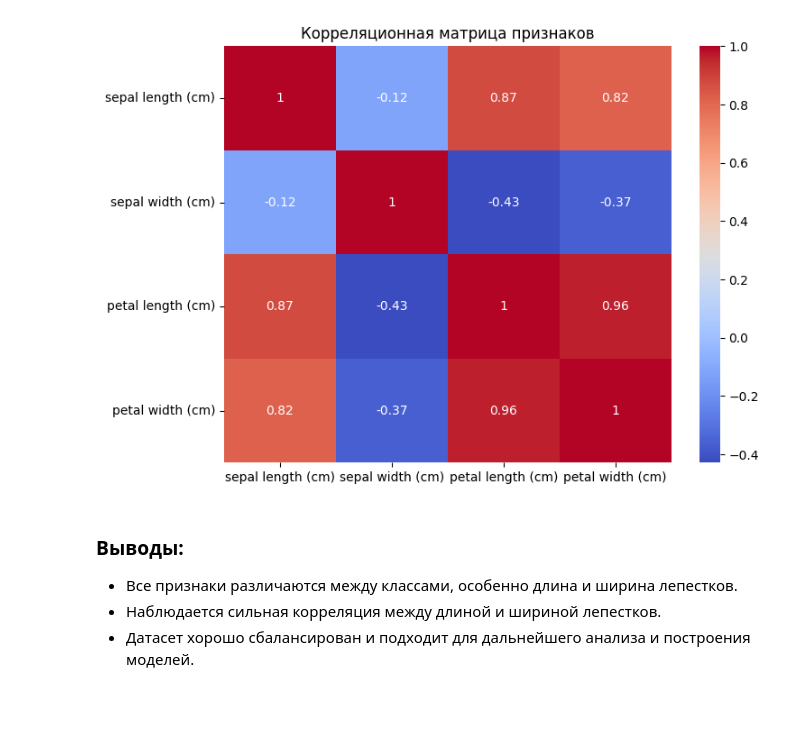
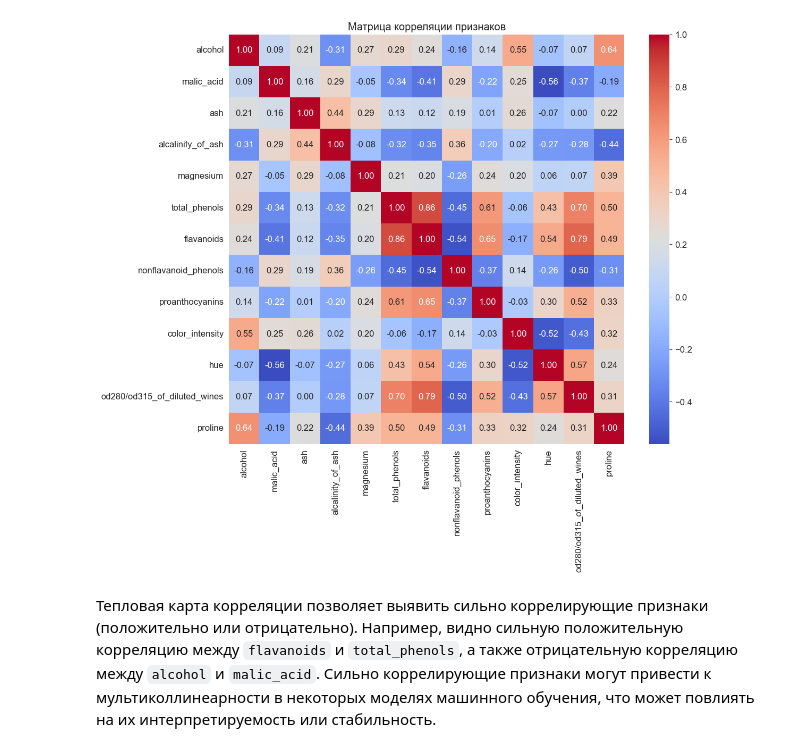
Before and after one commit to ttsypyshev/bmstu-iu5, a Jupyter notebook: 6 term/tmo/labs/lab 1/lab1.ipynb, the cells around one changed output. Drawn from its saved outputs; the diff is of its cells as text; code cells hidden in the pictures; blank space fills up the shorter version.

```diff
--- a/6 term/tmo/labs/lab 1/lab1.ipynb
+++ b/6 term/tmo/labs/lab 1/lab1.ipynb
@@ -70,7 +53,10 @@ from sklearn.datasets import load_iris
 # %%
-# Загружаем датасет
-data = load_iris()
+# Загрузка датасета wine
+wine = load_wine()
 
-# Создаем DataFrame
-df = pd.DataFrame(data=data.data, columns=data.feature_names)
-df['target'] = data.target
+# Преобразование в Pandas DataFrame
+df = pd.DataFrame(data=wine.data, columns=wine.feature_names)
+df['target'] = wine.target
+
+print("Первые 5 строк датасета:")
+print(df.head())
@@ -124,19 +180,10 @@ plt.show()
 # %%
-### 5. Корреляция признаков
-
-# Корреляционная матрица
-corr_matrix = df.iloc[:, :-1].corr()
-
-# Визуализация
-plt.figure(figsize=(8, 6))
-sns.heatmap(corr_matrix, annot=True, cmap="coolwarm")
-plt.title("Корреляционная матрица признаков")
+plt.figure(figsize=(12, 10))
+correlation_matrix = df.drop('target', axis=1).corr()
+sns.heatmap(correlation_matrix, annot=True, cmap='coolwarm', fmt='.2f')
+plt.title('Матрица корреляции признаков')
 plt.show()
 # %% [output]
-[figure, old version]
+[figure, new version]
-# %% [markdown]
-### Выводы:
-
-- Все признаки различаются между классами, особенно длина и ширина лепестков.
-- Наблюдается сильная корреляция между длиной и шириной лепестков.
-- Датасет хорошо сбалансирован и подходит для дальнейшего анализа и построения моделей.
+# %% [markdown]
+Тепловая карта корреляции позволяет выявить сильно коррелирующие признаки (положительно или отрицательно). Например, видно сильную положительную корреляцию между `flavanoids` и `total_phenols`, а также отрицательную корреляцию между `alcohol` и `malic_acid`. Сильно коррелирующие признаки могут привести к мультиколлинеарности в некоторых моделях машинного обучения, что может повлиять на их интерпретируемость или стабильность.
```
Also changed, not shown: parts of 29 cells of this notebook, 12 other files.
